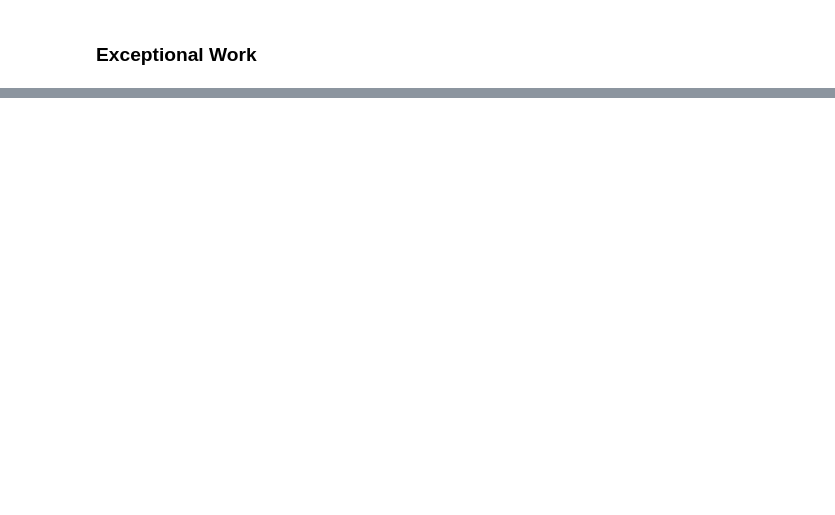
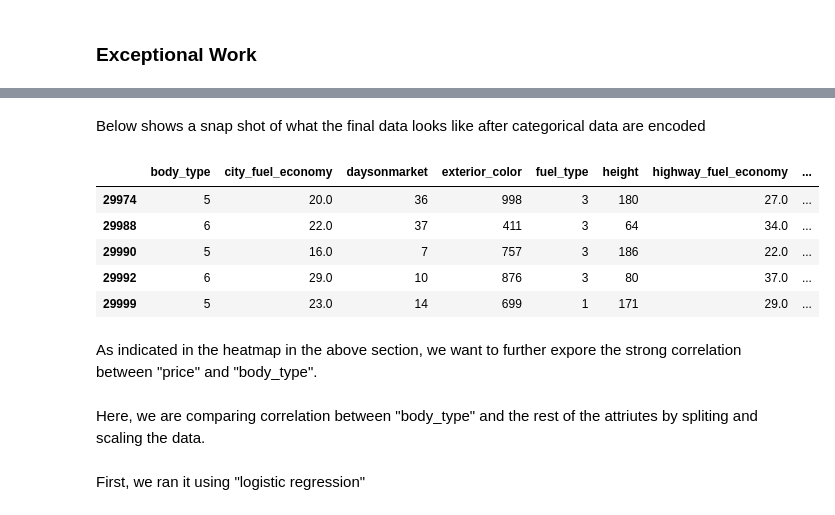
Before and after one commit to chee154/ml-Py-used_cars, a Jupyter notebook: Used_Car_Lab_1_DataVisualization.ipynb, the cells around one changed output, grey strips where cells are left out. Saved outputs shown, nothing was run; the diff lists cells and outputs as text; code cells hidden in the pictures; blank space fills up the shorter version.

```diff
--- a/Used_Car_Lab_1_DataVisualization.ipynb
+++ b/Used_Car_Lab_1_DataVisualization.ipynb
@@ -375,0 +463,13 @@ df_convertible_wheelType.plot(figsize=(20,20), kind="bar", stacked = True)
+# %% [markdown]
+Below shows a snap shot of what the final data looks like after categorical data are encoded
+# %%
+encoded_data.tail(5)
+# %% [output]
+|  | body_type | city_fuel_economy | daysonmarket | exterior_color | fuel_type | height | highway_fuel_economy | ... |
+| 29974 | 5 | 20.0 | 36 | 998 | 3 | 180 | 27.0 | ... |
+| 29988 | 6 | 22.0 | 37 | 411 | 3 | 64 | 34.0 | ... |
+| 29990 | 5 | 16.0 | 7 | 757 | 3 | 186 | 22.0 | ... |
+| 29992 | 6 | 29.0 | 10 | 876 | 3 | 80 | 37.0 | ... |
+| 29999 | 5 | 23.0 | 14 | 699 | 1 | 171 | 29.0 | ... |
+# %% [markdown]
+As indicated in the heatmap in the above section, we want to further expore the strong correlation between "price" and "body_type".
@@ -375,0 +479,2 @@ df_convertible_wheelType.plot(figsize=(20,20), kind="bar", stacked = True)
+# %% [markdown]
+Here, we are comparing correlation between "body_type" and the rest of the attriutes by spliting and scaling the data.
@@ -375,0 +487,2 @@ df_convertible_wheelType.plot(figsize=(20,20), kind="bar", stacked = True)
+# %% [markdown]
+First, we ran it using "logistic regression"
```
Also changed, not shown: parts of 20 cells of this notebook.
